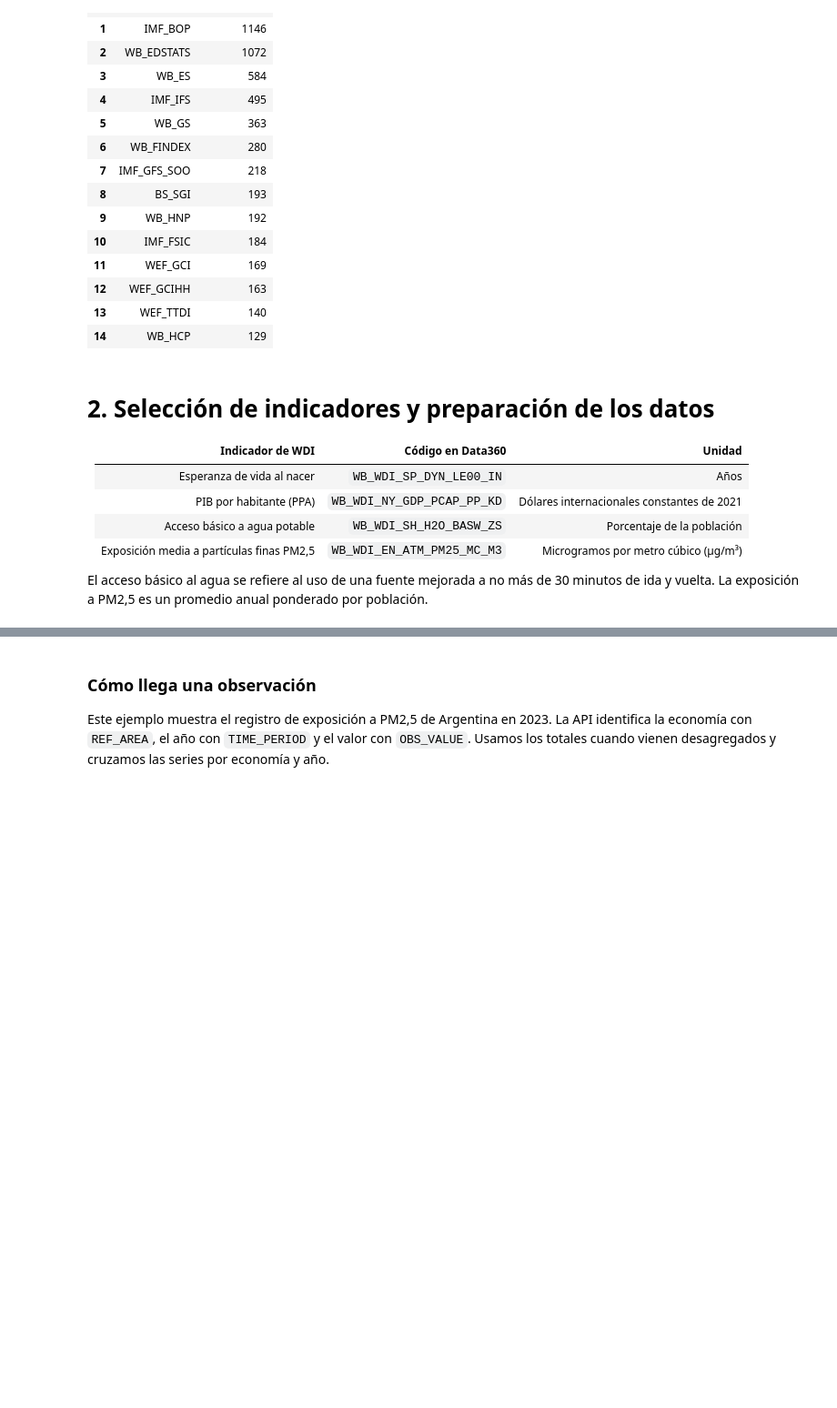
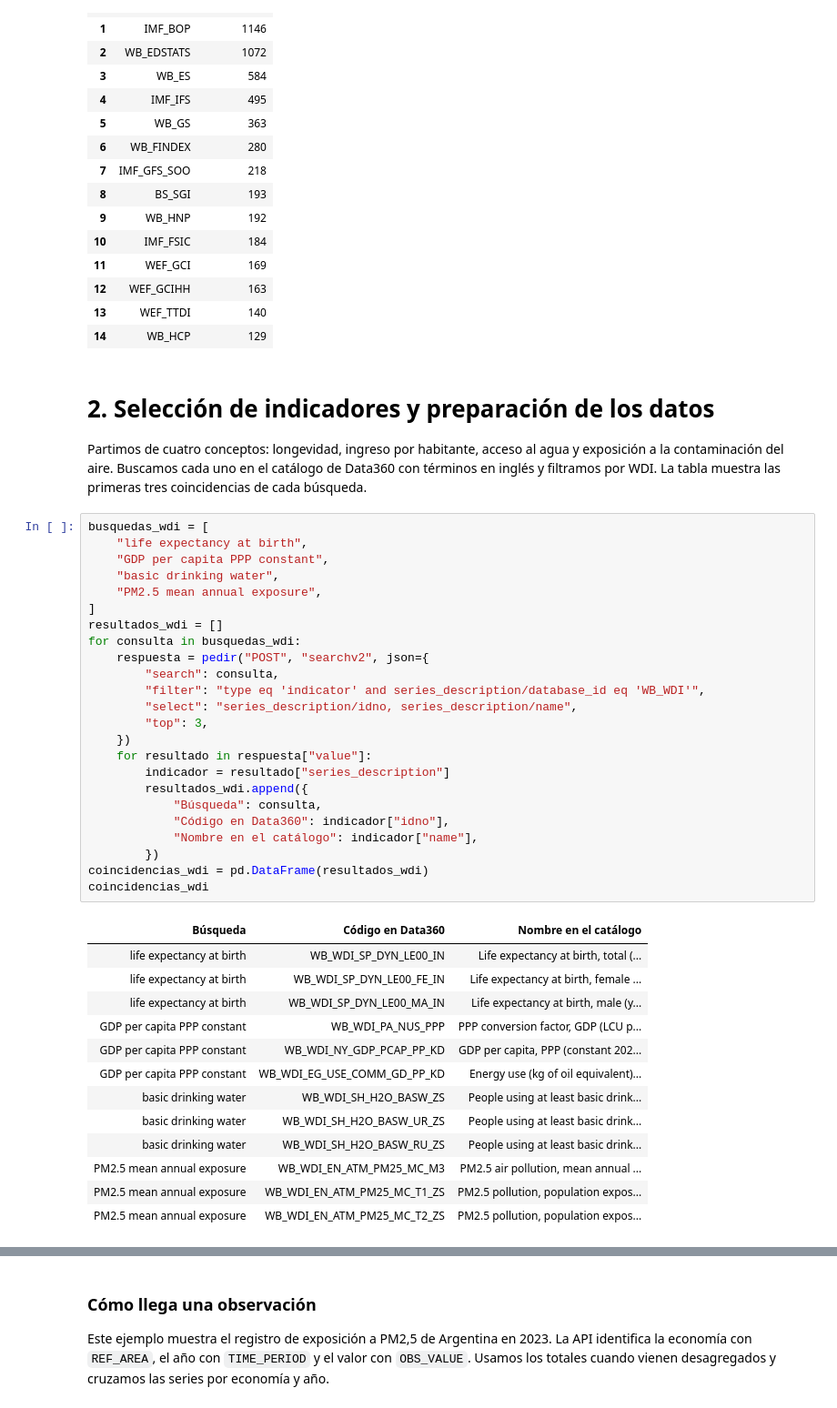
Before and after one commit to za0sec/infovis, a Jupyter notebook: TPFinal/vivir_mas_sin_ser_mas_rico.ipynb, the cells around one changed output, grey strips where cells are left out. Shown at 91% size. Drawn from its saved outputs; the diff is of its cells as text; blank space fills up the shorter version.

Commit message:
Seleccion de indicadores correccion
Co-authored-by: Javier Peral <Javiperalb@gmail.com>

```diff
--- a/TPFinal/vivir_mas_sin_ser_mas_rico.ipynb
+++ b/TPFinal/vivir_mas_sin_ser_mas_rico.ipynb
@@ -79,11 +79,42 @@ Indicadores en total: 9850
 # %% [markdown]
 # 2. Selección de indicadores y preparación de los datos
 
-| Indicador de WDI | Código en Data360 | Unidad |
-|---|---|---|
-| Esperanza de vida al nacer | `WB_WDI_SP_DYN_LE00_IN` | Años |
-| PIB por habitante (PPA) | `WB_WDI_NY_GDP_PCAP_PP_KD` | Dólares internacionales constantes de 2021 |
-| Acceso básico a agua potable | `WB_WDI_SH_H2O_BASW_ZS` | Porcentaje de la población |
-| Exposición media a partículas finas PM2,5 | `WB_WDI_EN_ATM_PM25_MC_M3` | Microgramos por metro cúbico (µg/m³) |
-
-El acceso básico al agua se refiere al uso de una fuente mejorada a no más de 30 minutos de ida y vuelta. La exposición a PM2,5 es un promedio anual ponderado por población.
+Partimos de cuatro conceptos: longevidad, ingreso por habitante, acceso al agua y exposición a la contaminación del aire. Buscamos cada uno en el catálogo de Data360 con términos en inglés y filtramos por WDI. La tabla muestra las primeras tres coincidencias de cada búsqueda.
+# %%
+busquedas_wdi = [
+    "life expectancy at birth",
+    "GDP per capita PPP constant",
+    "basic drinking water",
+    "PM2.5 mean annual exposure",
+]
+resultados_wdi = []
+for consulta in busquedas_wdi:
+    respuesta = pedir("POST", "searchv2", json={
+        "search": consulta,
+        "filter": "type eq 'indicator' and series_description/database_id eq 'WB_WDI'",
+        "select": "series_description/idno, series_description/name",
+        "top": 3,
+    })
+    for resultado in respuesta["value"]:
+        indicador = resultado["series_description"]
+        resultados_wdi.append({
+            "Búsqueda": consulta,
+            "Código en Data360": indicador["idno"],
+            "Nombre en el catálogo": indicador["name"],
+        })
+coincidencias_wdi = pd.DataFrame(resultados_wdi)
+coincidencias_wdi
+# %% [output]
+| Búsqueda | Código en Data360 | Nombre en el catálogo |
+| life expectancy at birth | WB_WDI_SP_DYN_LE00_IN | Life expectancy at birth, total (... |
+| life expectancy at birth | WB_WDI_SP_DYN_LE00_FE_IN | Life expectancy at birth, female ... |
+| life expectancy at birth | WB_WDI_SP_DYN_LE00_MA_IN | Life expectancy at birth, male (y... |
+| GDP per capita PPP constant | WB_WDI_PA_NUS_PPP | PPP conversion factor, GDP (LCU p... |
+| GDP per capita PPP constant | WB_WDI_NY_GDP_PCAP_PP_KD | GDP per capita, PPP (constant 202... |
+| GDP per capita PPP constant | WB_WDI_EG_USE_COMM_GD_PP_KD | Energy use (kg of oil equivalent)... |
+| basic drinking water | WB_WDI_SH_H2O_BASW_ZS | People using at least basic drink... |
+| basic drinking water | WB_WDI_SH_H2O_BASW_UR_ZS | People using at least basic drink... |
+| basic drinking water | WB_WDI_SH_H2O_BASW_RU_ZS | People using at least basic drink... |
+| PM2.5 mean annual exposure | WB_WDI_EN_ATM_PM25_MC_M3 | PM2.5 air pollution, mean annual ... |
+| PM2.5 mean annual exposure | WB_WDI_EN_ATM_PM25_MC_T1_ZS | PM2.5 pollution, population expos... |
+| PM2.5 mean annual exposure | WB_WDI_EN_ATM_PM25_MC_T2_ZS | PM2.5 pollution, population expos... |
```
Also changed, not shown: parts of 1 cell of this notebook.
